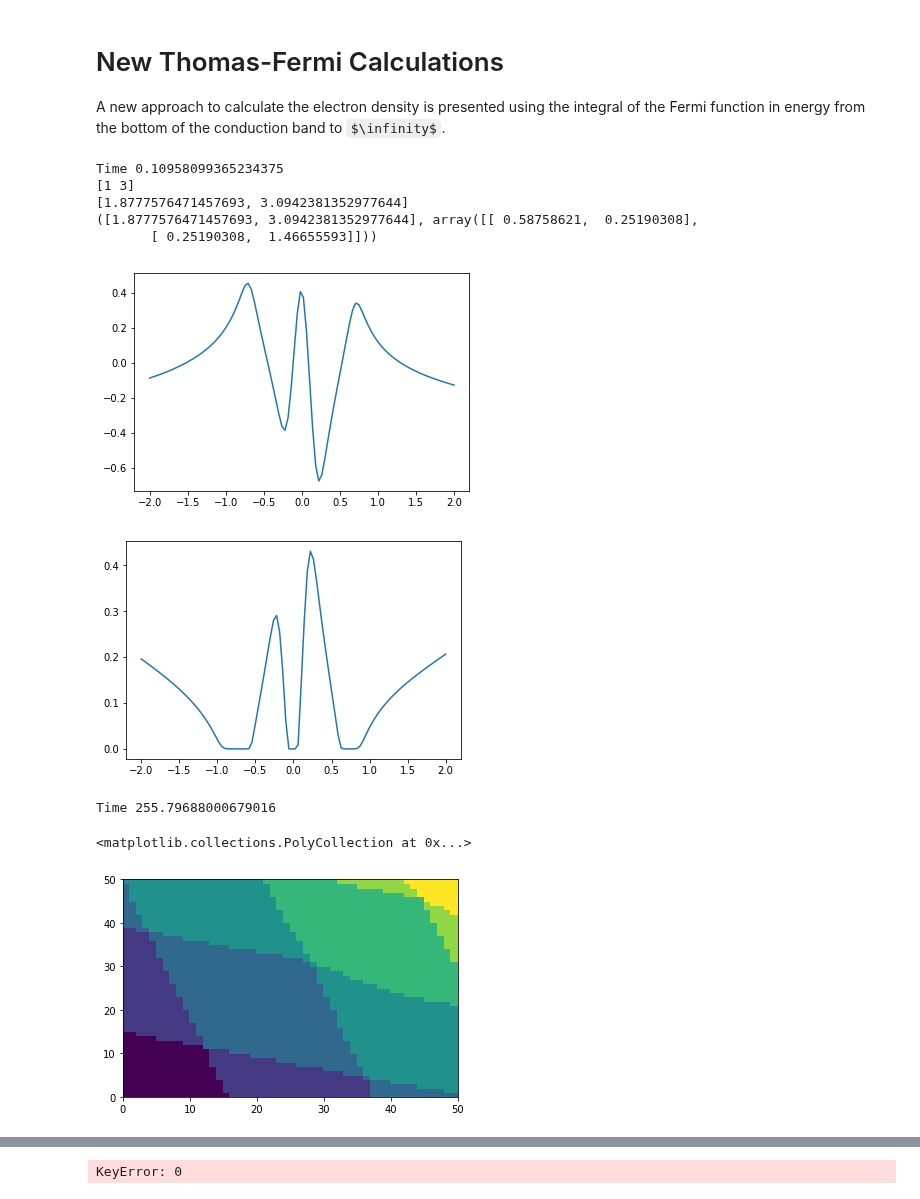
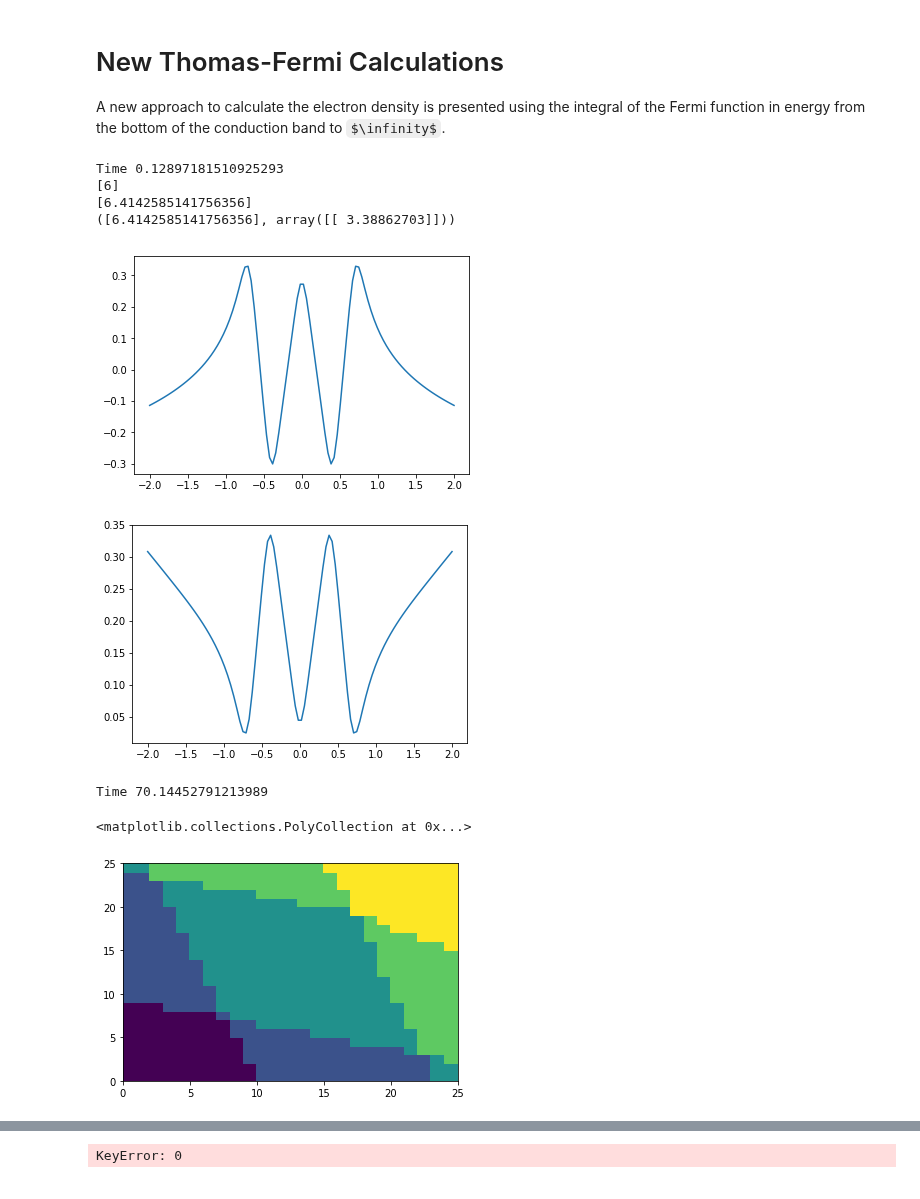
Before and after one commit to Quantumgame/quantum-ml, a Jupyter notebook: test_notebooks/new_thomas_fermi.ipynb, the cells around one changed output, grey strips where cells are left out. Drawn from its saved outputs; the diff is of its cells as text; code cells hidden in the pictures; some formulas as TeX source.

```diff
--- a/test_notebooks/new_thomas_fermi.ipynb
+++ b/test_notebooks/new_thomas_fermi.ipynb
@@ -476,21 +476,21 @@ def find_V(x,list_b):
     return V
 
 # gate voltages
-V_0 = 600e-3
-V_1 = 800e-3
-def_gates = [[-1000e-3,0.0,0.1,1],[-300e-3,-0.7,0.1,1],[-300e-3,0.7,0.1,1]]
-list_b = def_gates + [[V_0,-0.2,0.1,1],[V_1,0.2,0.1,1]]
+V_0 = 350e-3
+V_1 = 350e-3
+def_gates = [[-300e-3,0.0,0.1,1],[-300e-3,-0.7,0.1,1],[-300e-3,0.7,0.1,1]]
+list_b = def_gates + [[V_0,-0.4,0.1,1],[V_1,0.4,0.1,1]]
 V_x = find_V(x,list_b)
 plt.figure(1)
 plt.plot(x,V_x)
 
-mu = 0.6
+mu = 1.0
 
 physics = {'x' : x,
            'K_0' : K_0,
            'V_x' : V_x,
            'mu'  : mu,
-           'kT'  : 1e-2
+           'kT'  : 1e-4
 }
 
 st = time.time()
@@ -505,44 +505,43 @@ print(tf.calc_charges())
 
 print(tf.cap_model)
 # %% [output]
-Time 0.10958099365234375
-[1 3]
-[1.8777576471457693, 3.0942381352977644]
-([1.8777576471457693, 3.0942381352977644], array([[ 0.58758621,  0.25190308],
-       [ 0.25190308,  1.46655593]]))
+Time 0.12897181510925293
+[6]
+[6.4142585141756356]
+([6.4142585141756356], array([[ 3.38862703]]))
-[figure, old version]
+[figure, new version]
-[figure, old version]
+[figure, new version]
 # %%
 import sys
 import time
 sys.path.append("/Users/sandesh/repos/quantum-ml/nanowire_model/")
 
 import potential_profile
 
-N_v = 50
-Vd1_vec = np.linspace(600e-3,850e-3,N_v)
-Vd2_vec = np.linspace(600e-3,850e-3,N_v)
+N_v = 25
+Vd1_vec = np.linspace(600e-3,800e-3,N_v)
+Vd2_vec = np.linspace(600e-3,800e-3,N_v)
 # list_list_b is a list of the possible set of gate voltages which is later converted into a potential profile
 list_list_b = [def_gates + [[x,-0.2,0.1,1],[y,0.2,0.1,1]] for x in Vd1_vec for y in Vd2_vec]
 
 st = time.time()
 tf = ThomasFermi(physics)
 def wrapper(V_x):
     tf.physics['V_x'] = V_x
     try:
         config = tf.calc_stable_charge_config()
     #short circuit condition
     except KeyError as e:
         config = (0)
     return config
 
 charge_config = [wrapper(find_V(x,y)) for y in list_list_b]
 print("Time",time.time()-st)
 plt.pcolor(np.array([np.sum(x) for x in charge_config]).reshape((N_v,N_v)))
 # %% [output]
-Time 255.79688000679016
+Time 70.14452791213989
 <matplotlib.collections.PolyCollection at 0x...>
-[figure, old version]
+[figure, new version]
 # %%
 # current calulation
 N_v = 50
```
Also changed, not shown: parts of 5 cells of this notebook, 3 other files.
